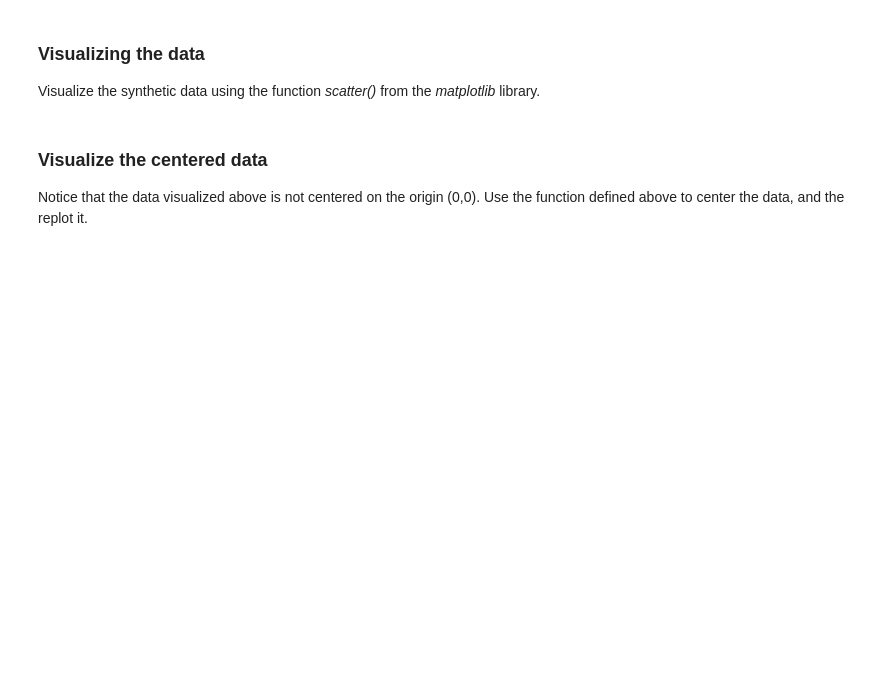
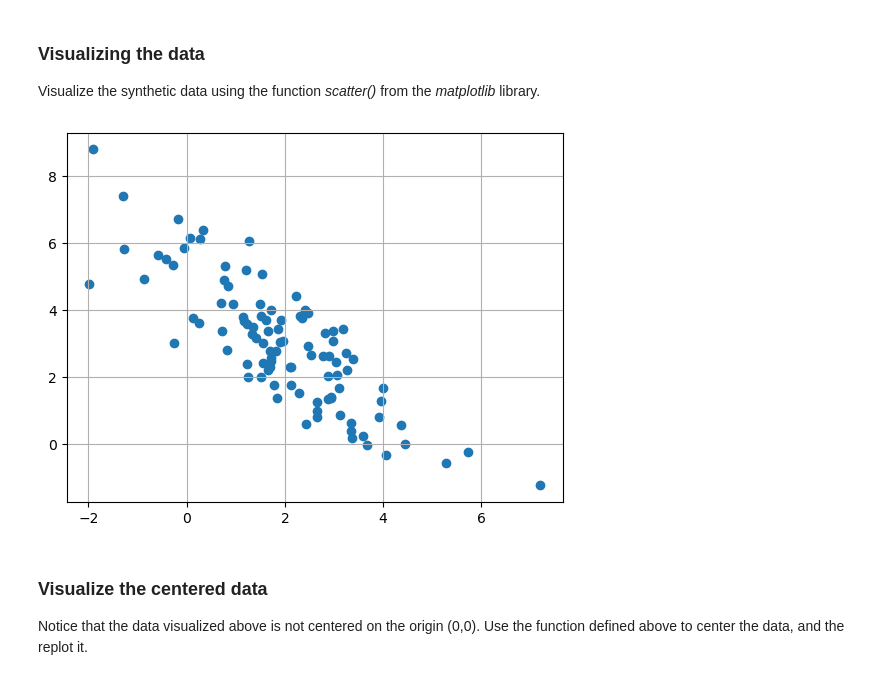
Before and after one commit to sofija-13/intro_AI-ML, a Jupyter notebook: assignment3/IN3050_assignment_3.ipynb, the cells around one changed output. Cells and saved outputs as stored; diff of their text form; code cells hidden in the pictures; blank space fills up the shorter version.

```diff
--- a/assignment3/IN3050_assignment_3.ipynb
+++ b/assignment3/IN3050_assignment_3.ipynb
@@ -204,7 +247,11 @@ Visualize the synthetic data using the function *scatter()* from the *matplotlib
 # %%
 import matplotlib.pyplot as plt
 
 plt.scatter(X[:, 0], X[:, 1])
+plt.grid(True)
+plt.show()
+# %% [output]
+[figure, added]
 # %% [markdown]
 ### Visualize the centered data
 Notice that the data visualized above is not centered on the origin (0,0). Use the function defined above to center the data, and the replot it.
```
Also changed, not shown: parts of 42 cells of this notebook.
